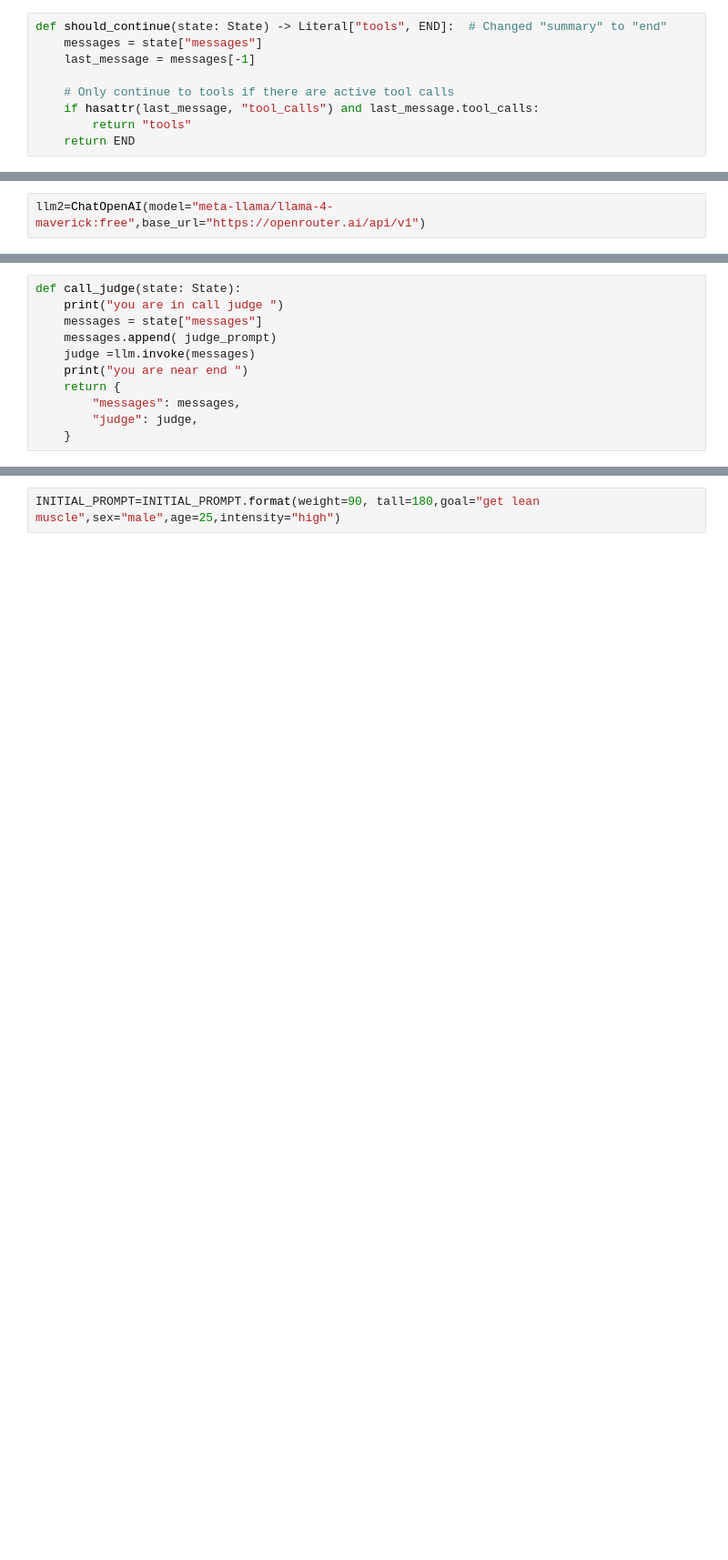
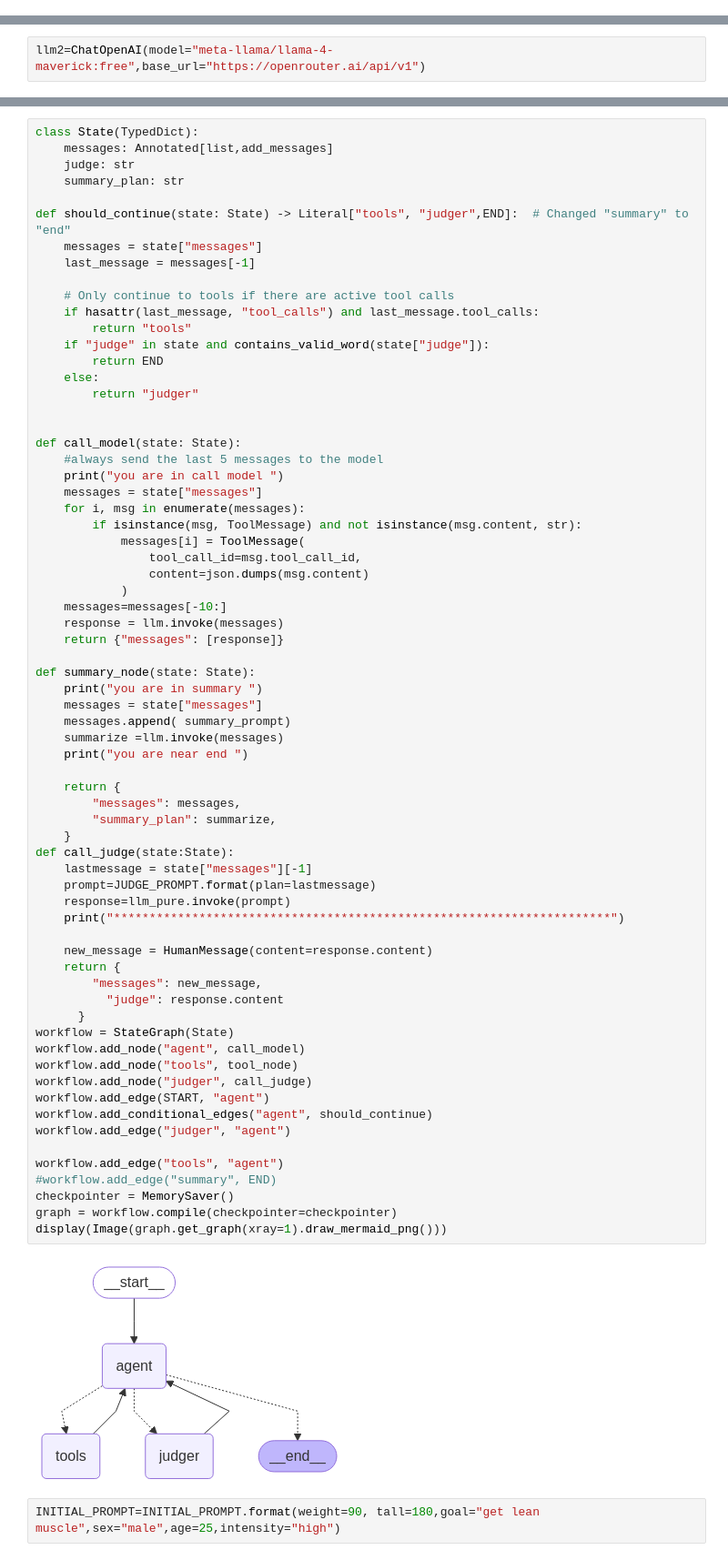
Before and after one commit to Zeinahesham308/FlexAi, a Jupyter notebook: Ai/Agent/agent_test.ipynb, the cells around one changed output, grey strips where cells are left out. Shown: that part at 91% size. Cells and saved outputs as stored; diff of their text form; blank space fills up the shorter version.

```diff
--- a/Ai/Agent/agent_test.ipynb
+++ b/Ai/Agent/agent_test.ipynb
@@ -223,15 +221,6 @@ class State(TypedDict):
 #     if hasattr(last_message, "tool_calls") and last_message.tool_calls:
 #         return "tools"
 #     return   "summary"
-# %%
-def should_continue(state: State) -> Literal["tools", END]:  # Changed "summary" to "end"
-    messages = state["messages"]
-    last_message = messages[-1]
-
-    # Only continue to tools if there are active tool calls
-    if hasattr(last_message, "tool_calls") and last_message.tool_calls:
-        return "tools"
-    return END
 # %%
 summary_prompt = """ Summarize the workout plan in a nice and clean format"""
 # %%
@@ -267,11 +232,0 @@ def call_model(state: State):
-# %%
-def call_judge(state: State):
-    print("you are in call judge ")
-    messages = state["messages"]
-    messages.append( judge_prompt)
-    judge =llm.invoke(messages)
-    print("you are near end ")
-    return {
-        "messages": messages,
-        "judge": judge,
-    }
@@ -304,2 +233,72 @@ display(Image(graph.get_graph(xray=1).draw_mermaid_png()))
+# %%
+class State(TypedDict):
+    messages: Annotated[list,add_messages]
+    judge: str
+    summary_plan: str
+
+def should_continue(state: State) -> Literal["tools", "judger",END]:  # Changed "summary" to "end"
+    messages = state["messages"]
+    last_message = messages[-1]
+
+    # Only continue to tools if there are active tool calls
+    if hasattr(last_message, "tool_calls") and last_message.tool_calls:
+        return "tools"
+    if "judge" in state and contains_valid_word(state["judge"]):
+        return END
+    else:
+        return "judger"
+
+
+def call_model(state: State):
+    #always send the last 5 messages to the model
+    print("you are in call model ")
+    messages = state["messages"]
+    for i, msg in enumerate(messages):
+        if isinstance(msg, ToolMessage) and not isinstance(msg.content, str):
+            messages[i] = ToolMessage(
+                tool_call_id=msg.tool_call_id,
+                content=json.dumps(msg.content)
+            )
+    messages=messages[-10:]
+    response = llm.invoke(messages)
+    return {"messages": [response]}
+
+def summary_node(state: State):
+    print("you are in summary ")
+    messages = state["messages"]
+    messages.append( summary_prompt)
+    summarize =llm.invoke(messages)
+    print("you are near end ")
+
+    return {
+        "messages": messages,
+        "summary_plan": summarize,
+    }
+def call_judge(state:State):
+    lastmessage = state["messages"][-1]
+    prompt=JUDGE_PROMPT.format(plan=lastmessage)
+    response=llm_pure.invoke(prompt)
+    print("**********************************************************************")
+
+    new_message = HumanMessage(content=response.content)
+    return {
+        "messages": new_message,
+          "judge": response.content
+      }
+workflow = StateGraph(State)
+workflow.add_node("agent", call_model)
+workflow.add_node("tools", tool_node)
+workflow.add_node("judger", call_judge)
+workflow.add_edge(START, "agent")
+workflow.add_conditional_edges("agent", should_continue)
+workflow.add_edge("judger", "agent")
+
+workflow.add_edge("tools", "agent")
+#workflow.add_edge("summary", END)
+checkpointer = MemorySaver()
+graph = workflow.compile(checkpointer=checkpointer)
+display(Image(graph.get_graph(xray=1).draw_mermaid_png()))
+# %% [output]
+[figure, added]
 # %%
 INITIAL_PROMPT=INITIAL_PROMPT.format(weight=90, tall=180,goal="get lean muscle",sex="male",age=25,intensity="high")
```
Also changed, not shown: parts of 28 cells of this notebook.
